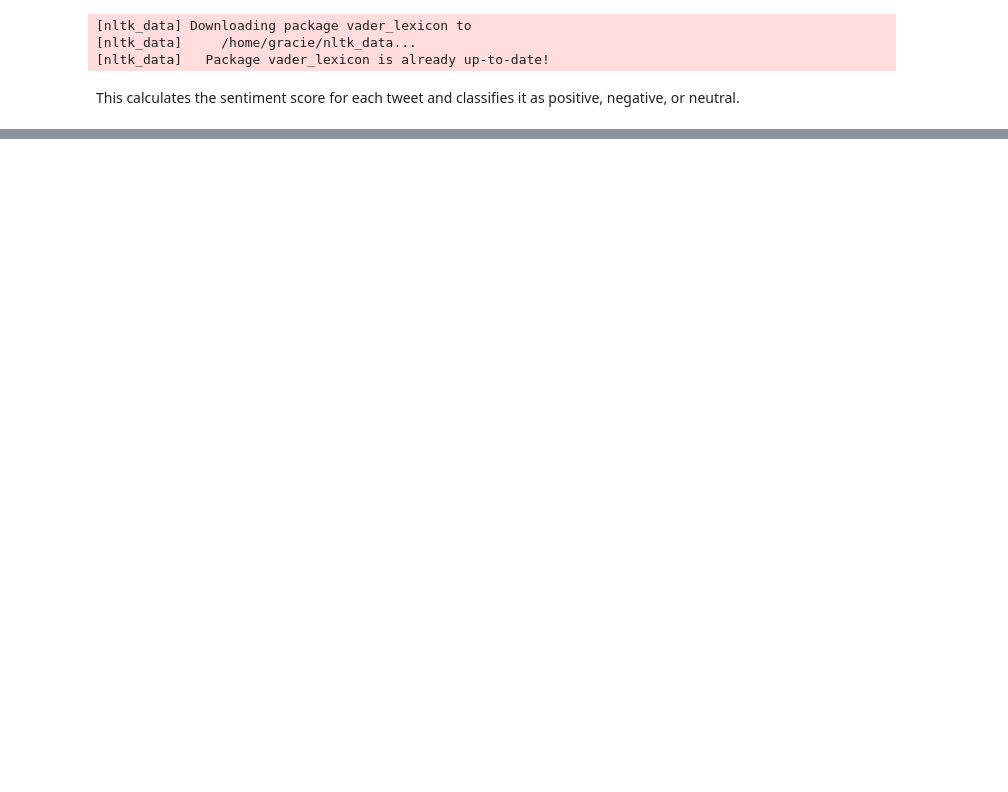
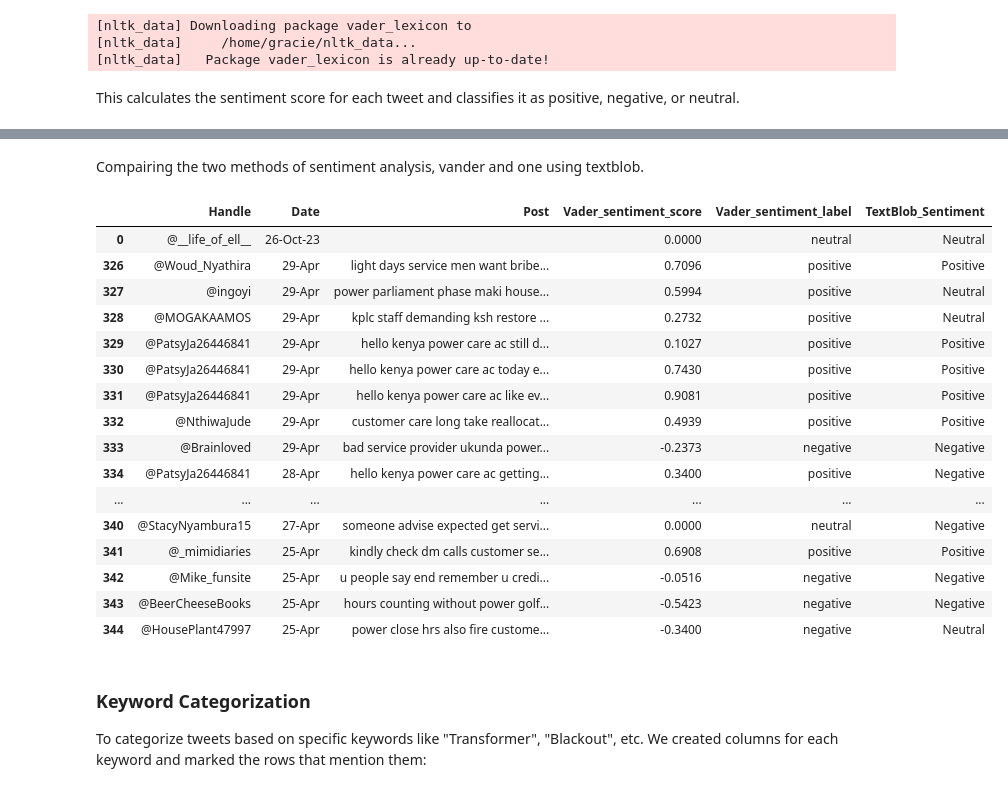
Before and after one commit to clydeochieng/Sentiment-Analysis-on-Kenya-Power-Customer-Experience, a Jupyter notebook: index.ipynb, the cells around one changed output, grey strips where cells are left out. Saved outputs shown, nothing was run; the diff lists cells and outputs as text; code cells hidden in the pictures; blank space fills up the shorter version.

```diff
--- a/index.ipynb
+++ b/index.ipynb
@@ -438,0 +438,25 @@ NameError: name 'cleaned_df' is not defined
+# %% [markdown]
+Compairing the two methods of sentiment analysis, vander and one using textblob.
+# %%
+cleaned_df.head(20)
+# %% [output]
+|  | Handle | Date | Post | Vader_sentiment_score | Vader_sentiment_label | TextBlob_Sentiment |
+| 0 | @__life_of_ell__ | 26-Oct-23 |  | 0.0000 | neutral | Neutral |
+| 326 | @Woud_Nyathira | 29-Apr | light days service men want bribe... | 0.7096 | positive | Positive |
+| 327 | @ingoyi | 29-Apr | power parliament phase maki house... | 0.5994 | positive | Neutral |
+| 328 | @MOGAKAAMOS | 29-Apr | kplc staff demanding ksh restore ... | 0.2732 | positive | Neutral |
+| 329 | @PatsyJa26446841 | 29-Apr | hello kenya power care ac still d... | 0.1027 | positive | Positive |
+| 330 | @PatsyJa26446841 | 29-Apr | hello kenya power care ac today e... | 0.7430 | positive | Positive |
+| 331 | @PatsyJa26446841 | 29-Apr | hello kenya power care ac like ev... | 0.9081 | positive | Positive |
+| 332 | @NthiwaJude | 29-Apr | customer care long take reallocat... | 0.4939 | positive | Positive |
+| 333 | @Brainloved | 29-Apr | bad service provider ukunda power... | -0.2373 | negative | Negative |
+| 334 | @PatsyJa26446841 | 28-Apr | hello kenya power care ac getting... | 0.3400 | positive | Negative |
+| ... | ... | ... | ... | ... | ... | ... |
+| 340 | @StacyNyambura15 | 27-Apr | someone advise expected get servi... | 0.0000 | neutral | Negative |
+| 341 | @_mimidiaries | 25-Apr | kindly check dm calls customer se... | 0.6908 | positive | Positive |
+| 342 | @Mike_funsite | 25-Apr | u people say end remember u credi... | -0.0516 | negative | Negative |
+| 343 | @BeerCheeseBooks | 25-Apr | hours counting without power golf... | -0.5423 | negative | Negative |
+| 344 | @HousePlant47997 | 25-Apr | power close hrs also fire custome... | -0.3400 | negative | Neutral |
+# %% [markdown]
+### Keyword Categorization
+To categorize tweets based on specific keywords like "Transformer", "Blackout", etc. We created columns for each keyword and marked the rows that mention them:
```
Also changed, not shown: parts of 15 cells of this notebook.
